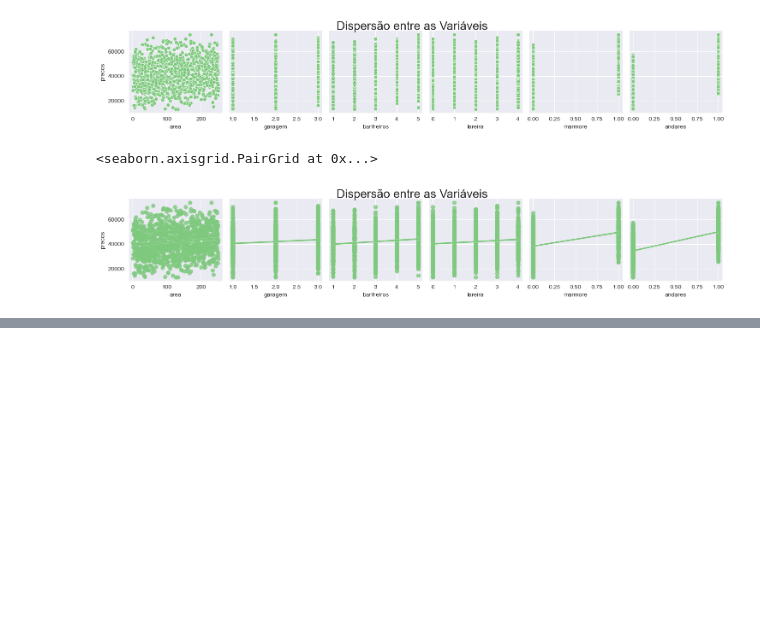
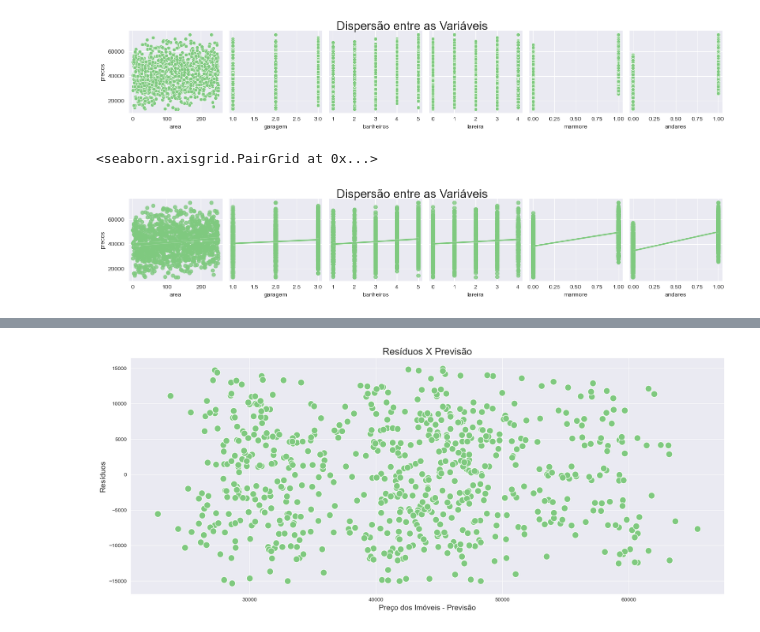
Before and after one commit to leoalvessantana/Linear-Regression-Project, a Jupyter notebook: Project.ipynb, the cells around one changed output, grey strips where cells are left out. Drawn from its saved outputs; the diff is of its cells as text; code cells hidden in the pictures; blank space fills up the shorter version.

```diff
--- a/Project.ipynb
+++ b/Project.ipynb
@@ -220,0 +303,11 @@ ax
+# %%
+# Obtendo os resíduos
+residuo = y_train - y_previsto_train
+# %%
+ax = sns.scatterplot(x=y_previsto_train, y=residuo, s=150)
+ax.figure.set_size_inches(20, 8)
+ax.set_title('Resíduos X Previsão', fontsize=18)
+ax.set_xlabel('Preço dos Imóveis - Previsão', fontsize=14)
+ax.set_ylabel('Resíduos', fontsize=14);
+# %% [output]
+[figure, added]
```
Also changed, not shown: parts of 38 cells of this notebook, 2 other files.
